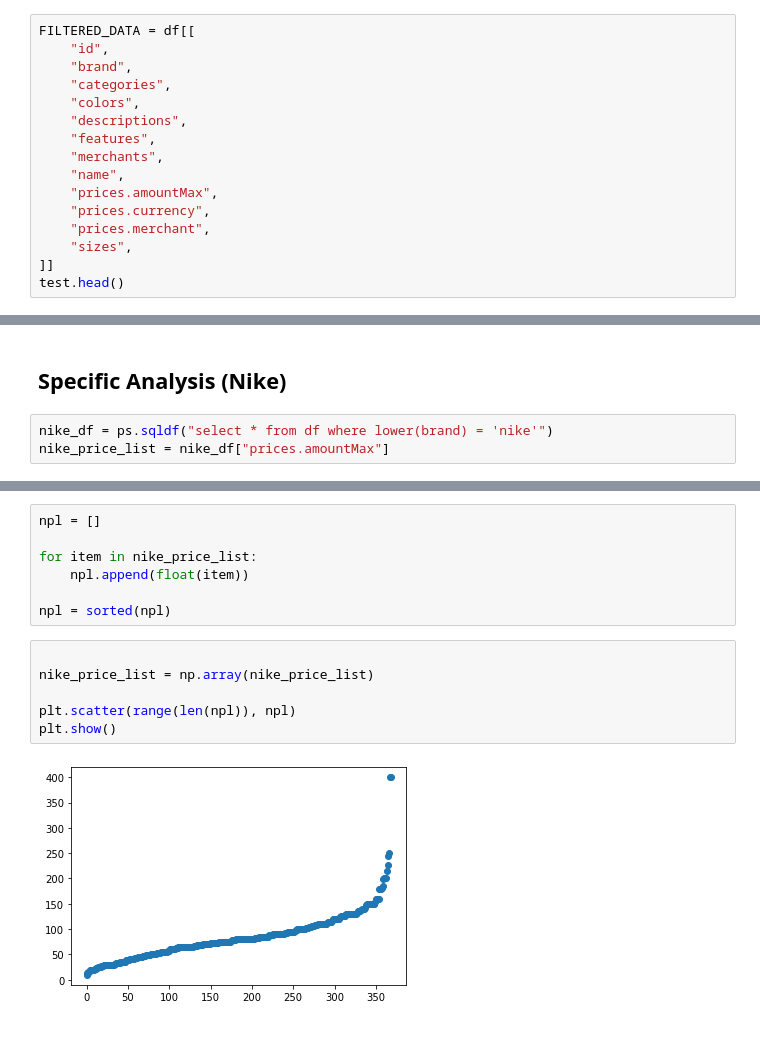
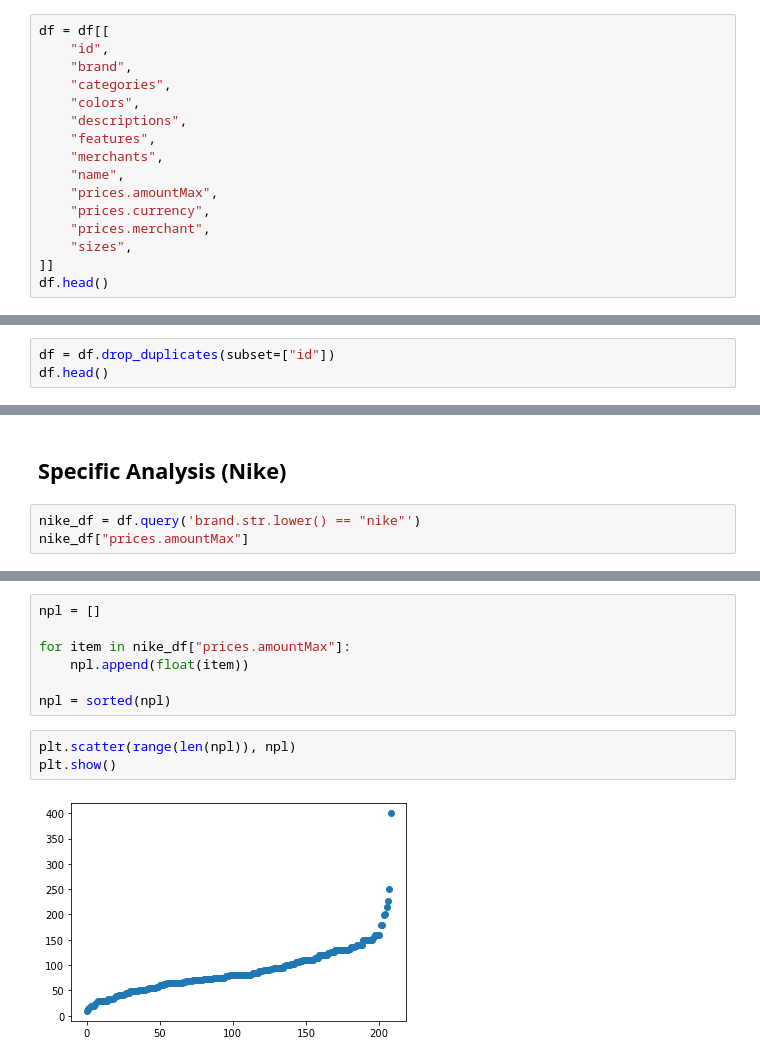
Before and after one commit to uniaaron/InsightManagement, a Jupyter notebook: Insight Management.ipynb, the cells around one changed output, grey strips where cells are left out. Cells and saved outputs as stored; diff of their text form.

```diff
--- a/Insight Management.ipynb
+++ b/Insight Management.ipynb
@@ -21,5 +41,5 @@ df.head()
 # %%
-FILTERED_DATA = df[[
+df = df[[
     "id",
     "brand",
     "categories",
@@ -33,7 +53,7 @@ FILTERED_DATA = df[[
     "prices.merchant",
     "sizes",
 ]]
-test.head()
+df.head()
 # %% [output]
 |  | id | brand | categories | ... | prices.currency | prices.merchant | sizes |
 | 0 | AVpfBXx21cnluZ0-cKxs | Zoot | Shoes,Clothing,Women's Shoes,All ... | ... | USD | NaN | 10,9 |
@@ -46,3 +66,6 @@ test.head()
 len(df["id"].unique())
 # %% [output]
 10000
+# %%
+df = df.drop_duplicates(subset=["id"])
+df.head()
@@ -54,5 +149,5 @@ array(['USD', 'CAD', 'AUD', 'EUR', nan, 'GBP',
 # %% [markdown]
 ## Specific Analysis (Nike)
 # %%
-nike_df = ps.sqldf("select * from df where lower(brand) = 'nike'")
-nike_price_list = nike_df["prices.amountMax"]
+nike_df = df.query('brand.str.lower() == "nike"')
+nike_df["prices.amountMax"]
@@ -59,18 +167,15 @@ nike_price_list = nike_df["prices.amountMax"]
 # %%
 npl = []
 
-for item in nike_price_list:
+for item in nike_df["prices.amountMax"]:
     npl.append(float(item))
 
 npl = sorted(npl)
 # %%
-
-nike_price_list = np.array(nike_price_list)
-
 plt.scatter(range(len(npl)), npl)
 plt.show()
 # %% [output]
-[figure, old version]
+[figure, new version]
 # %%
 plt.hist(npl, bins=40)
 # %% [output]
```
Also changed, not shown: parts of 14 cells of this notebook.
